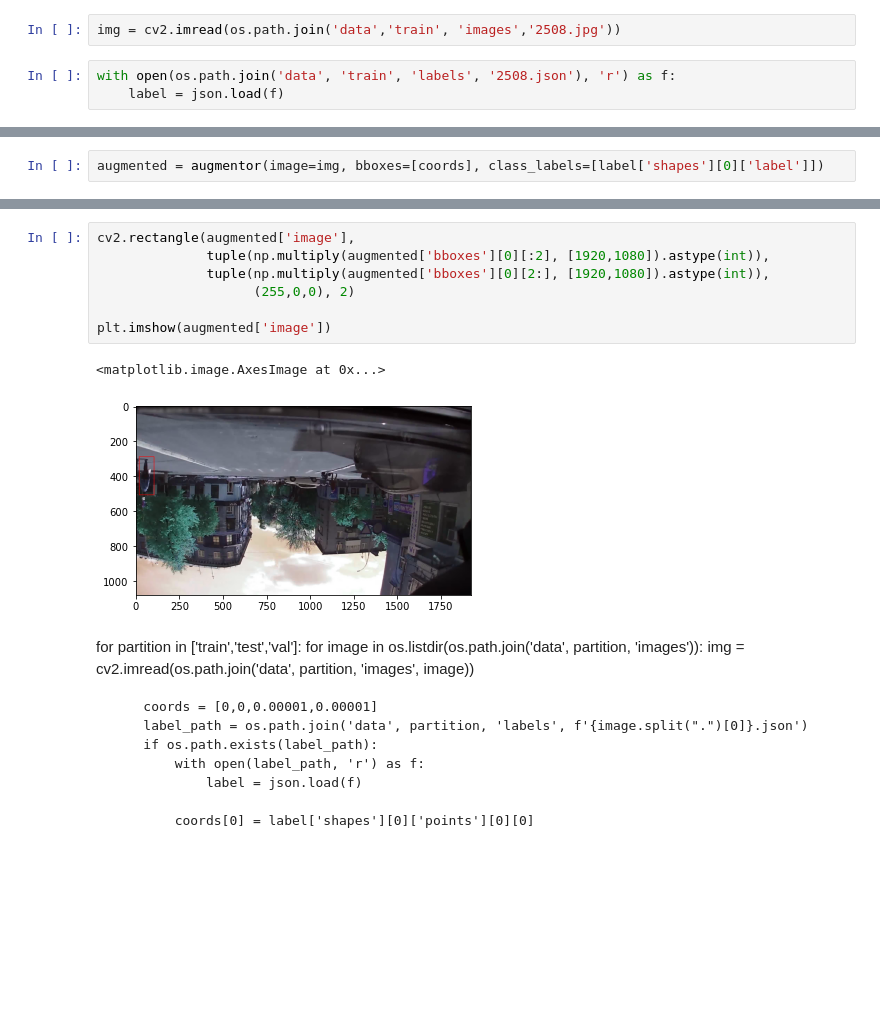
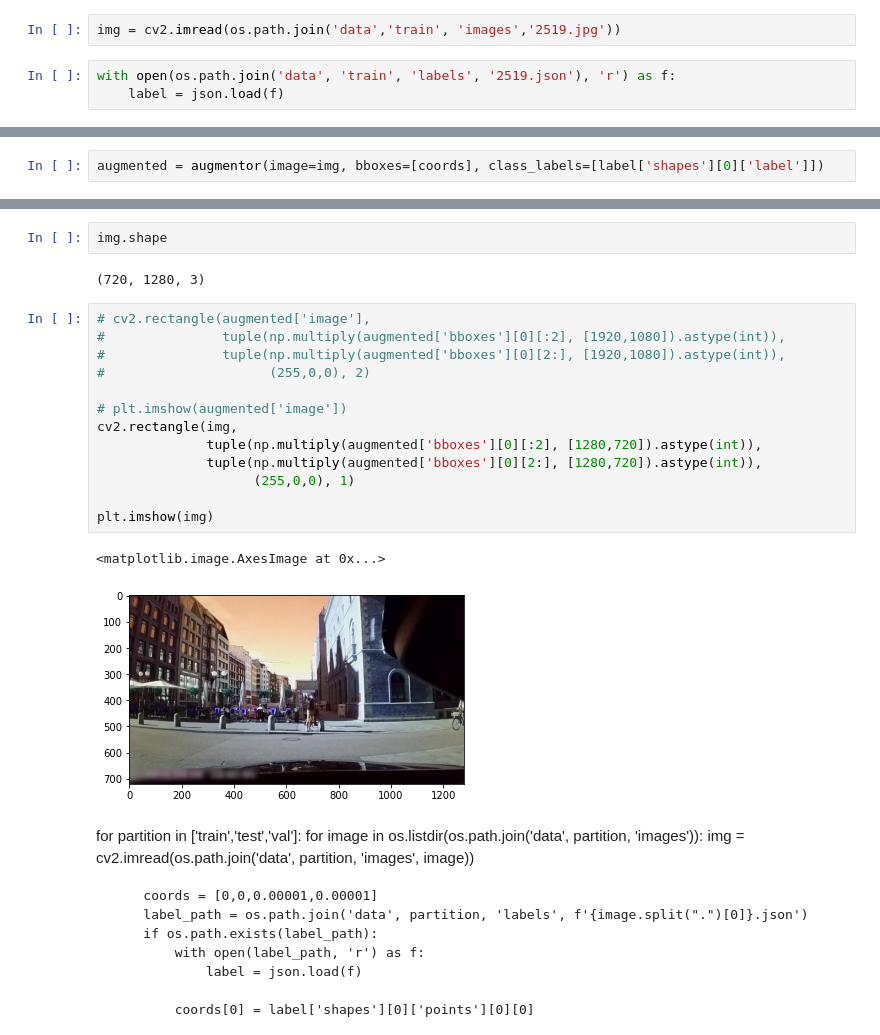
Before and after one commit to Deshan-salitha/pedestrian, a Jupyter notebook: pedestrian.ipynb, the cells around one changed output, grey strips where cells are left out. Saved outputs shown, nothing was run; the diff lists cells and outputs as text; blank space fills up the shorter version.

```diff
--- a/pedestrian.ipynb
+++ b/pedestrian.ipynb
@@ -46,9 +46,9 @@ augmentor = alb.Compose([alb.HorizontalFlip(p=0.5),
 # %% [markdown]
 ## 4.2 Load a Test Image and Annotation with OpenCV and JSON
 # %%
-img = cv2.imread(os.path.join('data','train', 'images','2508.jpg'))
+img = cv2.imread(os.path.join('data','train', 'images','2519.jpg'))
 # %%
-with open(os.path.join('data', 'train', 'labels', '2508.json'), 'r') as f:
+with open(os.path.join('data', 'train', 'labels', '2519.json'), 'r') as f:
     label = json.load(f)
 # %%
 label['shapes'][0]['label']
@@ -95,13 +127,23 @@ list(augmented['bboxes'][0])
+# %%
+img.shape
+# %% [output]
+(720, 1280, 3)
 # %%
-cv2.rectangle(augmented['image'],
-              tuple(np.multiply(augmented['bboxes'][0][:2], [1920,1080]).astype(int)),
-              tuple(np.multiply(augmented['bboxes'][0][2:], [1920,1080]).astype(int)),
-                    (255,0,0), 2)
+# cv2.rectangle(augmented['image'],
+#               tuple(np.multiply(augmented['bboxes'][0][:2], [1920,1080]).astype(int)),
+#               tuple(np.multiply(augmented['bboxes'][0][2:], [1920,1080]).astype(int)),
+#                     (255,0,0), 2)
 
-plt.imshow(augmented['image'])
+# plt.imshow(augmented['image'])
+cv2.rectangle(img,
+              tuple(np.multiply(augmented['bboxes'][0][:2], [1280,720]).astype(int)),
+              tuple(np.multiply(augmented['bboxes'][0][2:], [1280,720]).astype(int)),
+                    (255,0,0), 1)
+
+plt.imshow(img)
 # %% [output]
 <matplotlib.image.AxesImage at 0x...>
-[figure, old version]
+[figure, new version]
 # %% [markdown]
 for partition in ['train','test','val']:
     for image in os.listdir(os.path.join('data', partition, 'images')):
```
Also changed, not shown: parts of 42 cells of this notebook.
